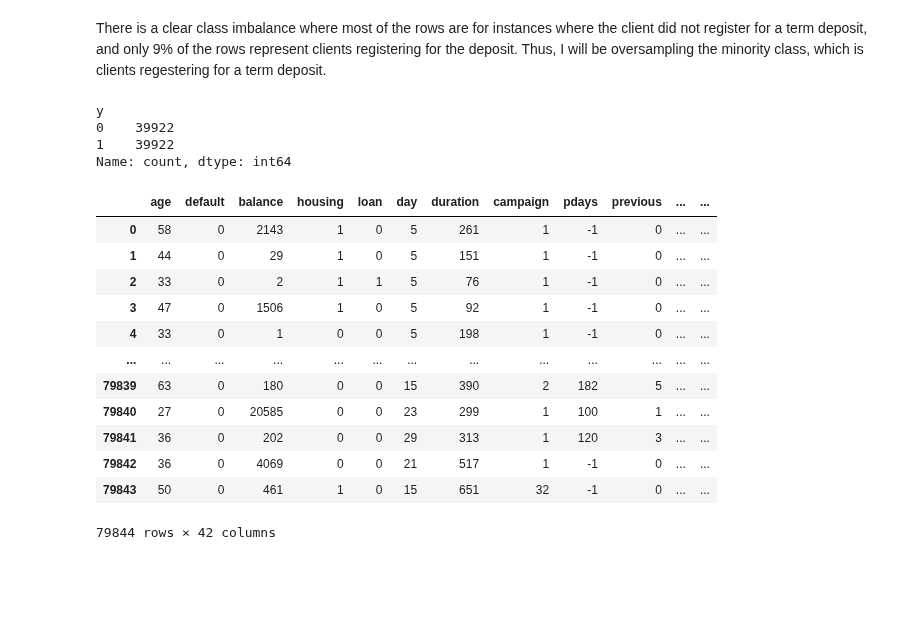
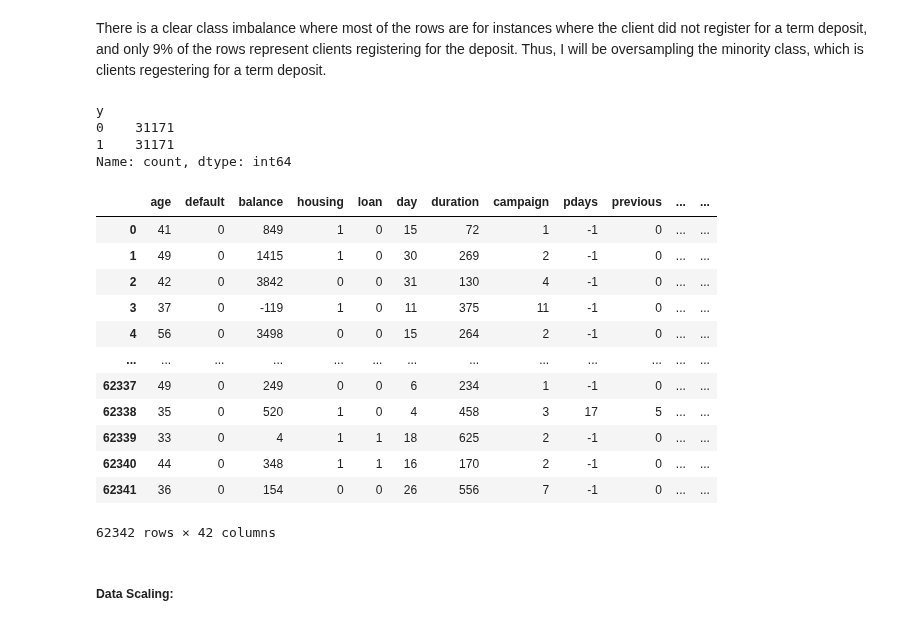
Before and after one commit to McGill-MMA-EnterpriseAnalytics/customer_banking, a Jupyter notebook: Classification_Problem.ipynb, the cells around one changed output. Saved outputs shown, nothing was run; the diff lists cells and outputs as text; code cells hidden in the pictures; blank space fills up the shorter version.

Commit message:
Data Preproccessing - Upsampling of Target Variable

```diff
--- a/Classification_Problem.ipynb
+++ b/Classification_Problem.ipynb
@@ -295,29 +295,31 @@ There is a clear class imbalance where most of the rows are for instances where
 # %%
 from imblearn.over_sampling import RandomOverSampler
 
-df_copy = df.copy()
+df_copy = training_data.copy()
 X = df_copy.drop('y', axis=1)
 y = df_copy['y']
 ros = RandomOverSampler(random_state=0)
 X_resampled, y_resampled = ros.fit_resample(X, y)
 df_copy = pd.concat([X_resampled, y_resampled], axis=1)
 print(df_copy['y'].value_counts())
 df_copy
 # %% [output]
 y
-0    39922
-1    39922
+0    31171
+1    31171
 Name: count, dtype: int64
 |  | age | default | balance | housing | loan | day | duration | campaign | pdays | previous | ... | ... |
-| 0 | 58 | 0 | 2143 | 1 | 0 | 5 | 261 | 1 | -1 | 0 | ... | ... |
-| 1 | 44 | 0 | 29 | 1 | 0 | 5 | 151 | 1 | -1 | 0 | ... | ... |
-| 2 | 33 | 0 | 2 | 1 | 1 | 5 | 76 | 1 | -1 | 0 | ... | ... |
-| 3 | 47 | 0 | 1506 | 1 | 0 | 5 | 92 | 1 | -1 | 0 | ... | ... |
-| 4 | 33 | 0 | 1 | 0 | 0 | 5 | 198 | 1 | -1 | 0 | ... | ... |
+| 0 | 41 | 0 | 849 | 1 | 0 | 15 | 72 | 1 | -1 | 0 | ... | ... |
+| 1 | 49 | 0 | 1415 | 1 | 0 | 30 | 269 | 2 | -1 | 0 | ... | ... |
+| 2 | 42 | 0 | 3842 | 0 | 0 | 31 | 130 | 4 | -1 | 0 | ... | ... |
+| 3 | 37 | 0 | -119 | 1 | 0 | 11 | 375 | 11 | -1 | 0 | ... | ... |
+| 4 | 56 | 0 | 3498 | 0 | 0 | 15 | 264 | 2 | -1 | 0 | ... | ... |
 | ... | ... | ... | ... | ... | ... | ... | ... | ... | ... | ... | ... | ... |
-| 79839 | 63 | 0 | 180 | 0 | 0 | 15 | 390 | 2 | 182 | 5 | ... | ... |
-| 79840 | 27 | 0 | 20585 | 0 | 0 | 23 | 299 | 1 | 100 | 1 | ... | ... |
-| 79841 | 36 | 0 | 202 | 0 | 0 | 29 | 313 | 1 | 120 | 3 | ... | ... |
-| 79842 | 36 | 0 | 4069 | 0 | 0 | 21 | 517 | 1 | -1 | 0 | ... | ... |
-| 79843 | 50 | 0 | 461 | 1 | 0 | 15 | 651 | 32 | -1 | 0 | ... | ... |
+| 62337 | 49 | 0 | 249 | 0 | 0 | 6 | 234 | 1 | -1 | 0 | ... | ... |
+| 62338 | 35 | 0 | 520 | 1 | 0 | 4 | 458 | 3 | 17 | 5 | ... | ... |
+| 62339 | 33 | 0 | 4 | 1 | 1 | 18 | 625 | 2 | -1 | 0 | ... | ... |
+| 62340 | 44 | 0 | 348 | 1 | 1 | 16 | 170 | 2 | -1 | 0 | ... | ... |
+| 62341 | 36 | 0 | 154 | 0 | 0 | 26 | 556 | 7 | -1 | 0 | ... | ... |
-79844 rows × 42 columns
+62342 rows × 42 columns
+# %% [markdown]
+##### Data Scaling:
```
Also changed, not shown: parts of 3 cells of this notebook.
